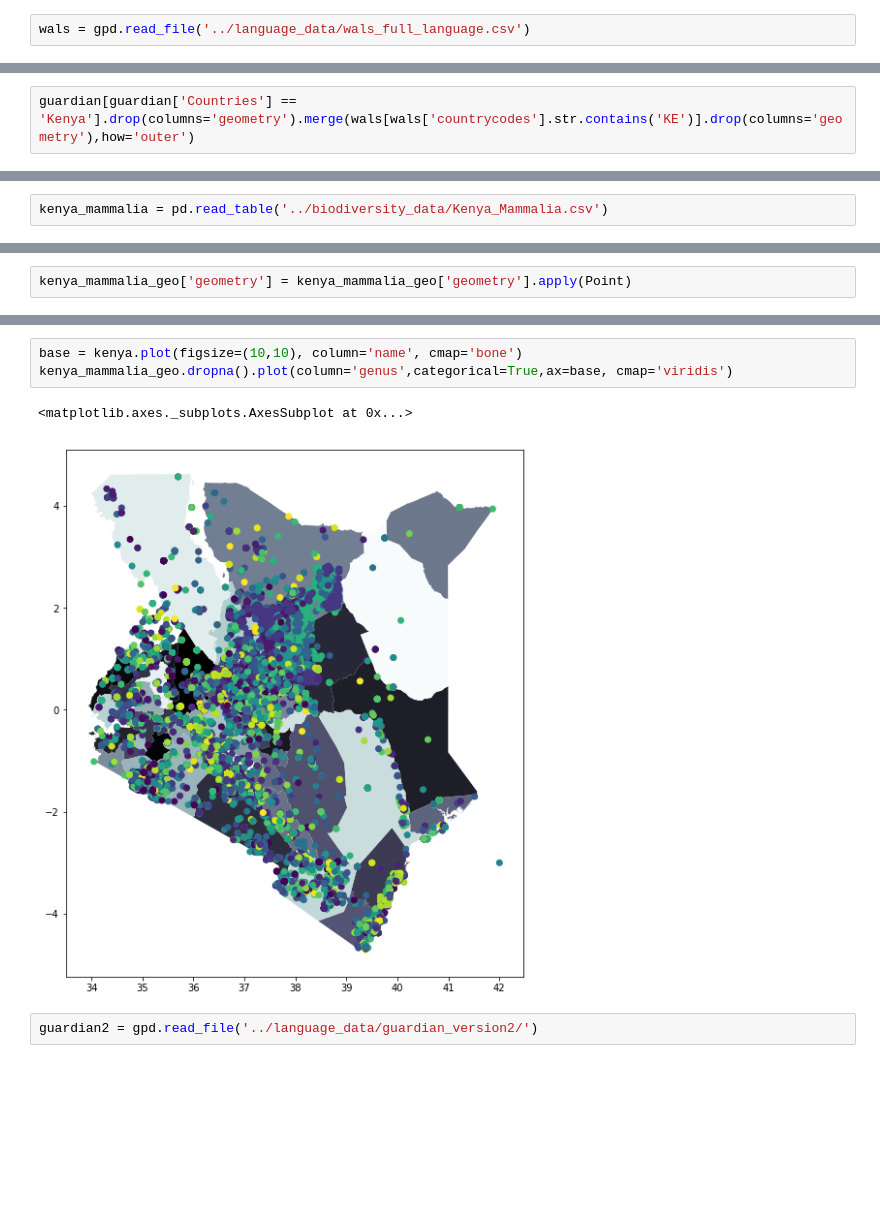
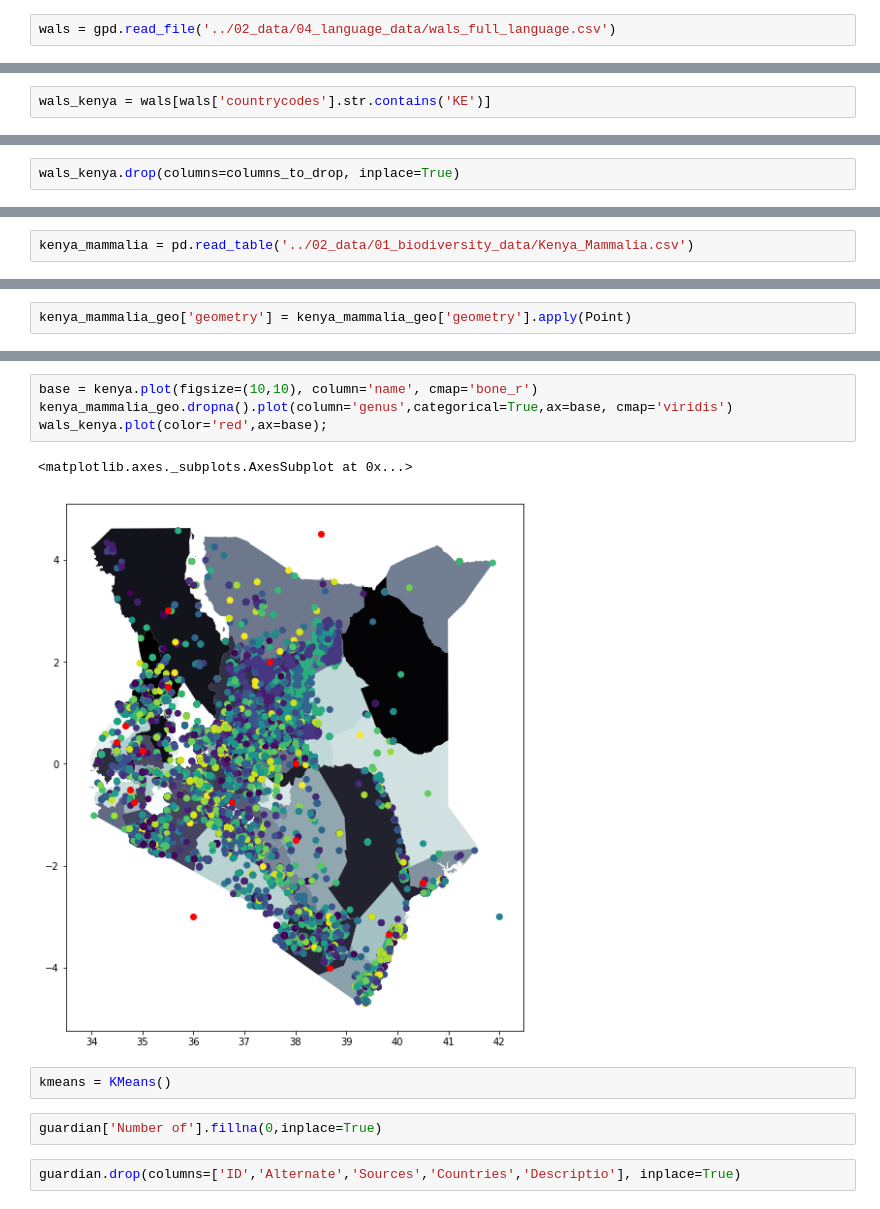
Before and after one commit to micahluedtke/linguistic_biodiversity, a Jupyter notebook: 01_code/Cluster.ipynb, the cells around one changed output, grey strips where cells are left out. Drawn from its saved outputs; the diff is of its cells as text; blank space fills up the shorter version.

```diff
--- a/01_code/Cluster.ipynb
+++ b/01_code/Cluster.ipynb
@@ -22,5 +22,5 @@ guardian = gpd.read_file('../language_data/guardian_language_shp/')
 # %%
-wals = gpd.read_file('../language_data/wals_full_language.csv')
+wals = gpd.read_file('../02_data/04_language_data/wals_full_language.csv')
 # %%
 for i in wals.index:
     wals['geometry'][i] = tuple((float(wals.longitude[i]), float(wals.latitude[i])))
@@ -80,4 +80,4 @@ wals[wals['macroarea']=='Africa'].plot()
 <matplotlib.axes._subplots.AxesSubplot at 0x...>
 [figure]
 # %%
-guardian[guardian['Countries'] == 'Kenya'].drop(columns='geometry').merge(wals[wals['countrycodes'].str.contains('KE')].drop(columns='geometry'),how='outer')
+wals_kenya = wals[wals['countrycodes'].str.contains('KE')]
@@ -102,0 +277,2 @@ guardian[guardian['Countries'] == 'Kenya'].drop(columns='geometry').merge(wals[w
+# %%
+wals_kenya.drop(columns=columns_to_drop, inplace=True)
@@ -103,5 +323,5 @@ guardian[guardian['Countries'] == 'Kenya'].drop(columns='geometry').merge(wals[w
 # %%
-kenya_mammalia = pd.read_table('../biodiversity_data/Kenya_Mammalia.csv')
+kenya_mammalia = pd.read_table('../02_data/01_biodiversity_data/Kenya_Mammalia.csv')
 # %%
 kenya_mammalia.isnull().sum()
 # %% [output]
@@ -178,10 +398,15 @@ kenya.head()
 | 3 | 3486321 | KEN | Busia | None | Busia | None | administrative | 4 | Q1017519 | None | ... |
 | 4 | 3495539 | KEN | Elegeyo-Marakwet | None | Elegeyo-Marakwet | None | administrative | 4 | Q15216433 | None | ... |
 # %%
-base = kenya.plot(figsize=(10,10), column='name', cmap='bone')
+base = kenya.plot(figsize=(10,10), column='name', cmap='bone_r')
 kenya_mammalia_geo.dropna().plot(column='genus',categorical=True,ax=base, cmap='viridis')
+wals_kenya.plot(color='red',ax=base);
 # %% [output]
 <matplotlib.axes._subplots.AxesSubplot at 0x...>
-[figure, old version]
+[figure, new version]
-# %%
-guardian2 = gpd.read_file('../language_data/guardian_version2/')
+# %%
+kmeans = KMeans()
+# %%
+guardian['Number of'].fillna(0,inplace=True)
+# %%
+guardian.drop(columns=['ID','Alternate','Sources','Countries','Descriptio'], inplace=True)
```
Also changed, not shown: parts of 42 cells of this notebook, 28 other files.
